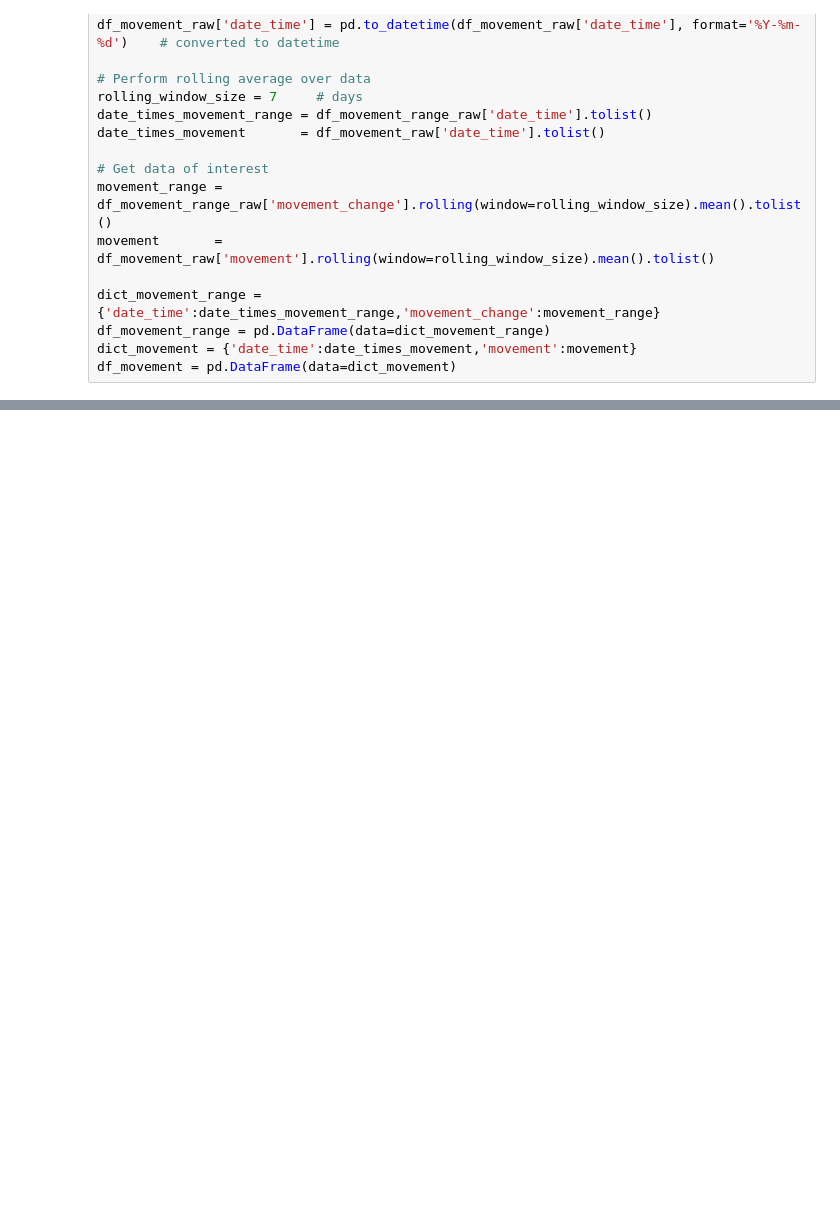
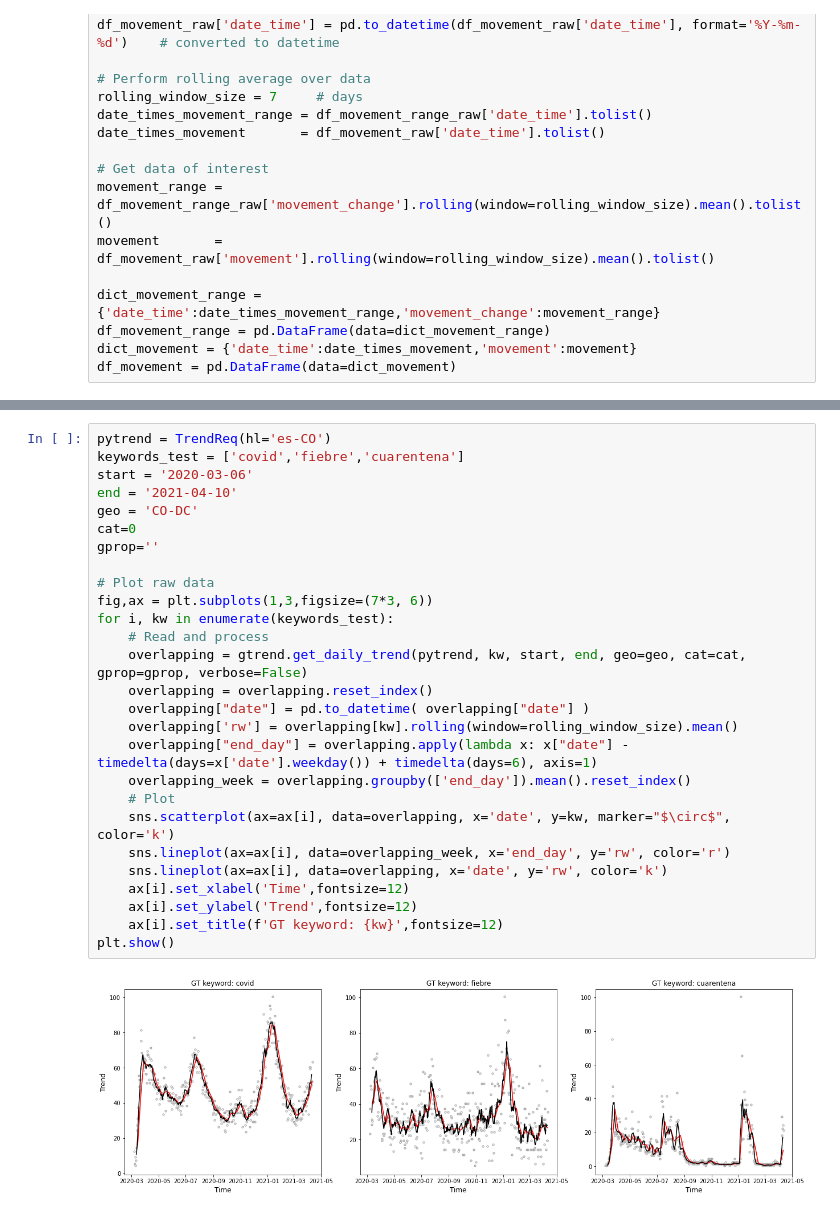
Before and after one commit to samueltof/covid19_forecast_ml, a Jupyter notebook: data_visualization.ipynb, the cells around one changed output, grey strips where cells are left out. Saved outputs shown, nothing was run; the diff lists cells and outputs as text; blank space fills up the shorter version.

Commit message:
adding google trends viz

```diff
--- a/data_visualization.ipynb
+++ b/data_visualization.ipynb
@@ -94,0 +108,29 @@ plt.show()
+# %%
+pytrend = TrendReq(hl='es-CO')
+keywords_test = ['covid','fiebre','cuarentena']
+start = '2020-03-06'
+end = '2021-04-10'
+geo = 'CO-DC'
+cat=0
+gprop=''
+
+# Plot raw data
+fig,ax = plt.subplots(1,3,figsize=(7*3, 6))
+for i, kw in enumerate(keywords_test):
+    # Read and process
+    overlapping = gtrend.get_daily_trend(pytrend, kw, start, end, geo=geo, cat=cat, gprop=gprop, verbose=False)
+    overlapping = overlapping.reset_index()
+    overlapping["date"] = pd.to_datetime( overlapping["date"] )
+    overlapping['rw'] = overlapping[kw].rolling(window=rolling_window_size).mean()
+    overlapping["end_day"] = overlapping.apply(lambda x: x["date"] - timedelta(days=x['date'].weekday()) + timedelta(days=6), axis=1)
+    overlapping_week = overlapping.groupby(['end_day']).mean().reset_index()
+    # Plot
+    sns.scatterplot(ax=ax[i], data=overlapping, x='date', y=kw, marker="$\circ$", color='k')
+    sns.lineplot(ax=ax[i], data=overlapping_week, x='end_day', y='rw', color='r')
+    sns.lineplot(ax=ax[i], data=overlapping, x='date', y='rw', color='k')
+    ax[i].set_xlabel('Time',fontsize=12)
+    ax[i].set_ylabel('Trend',fontsize=12)
+    ax[i].set_title(f'GT keyword: {kw}',fontsize=12)
+plt.show()
+# %% [output]
+[figure, added]
```
Also changed, not shown: parts of 4 cells of this notebook, 1 other file.
